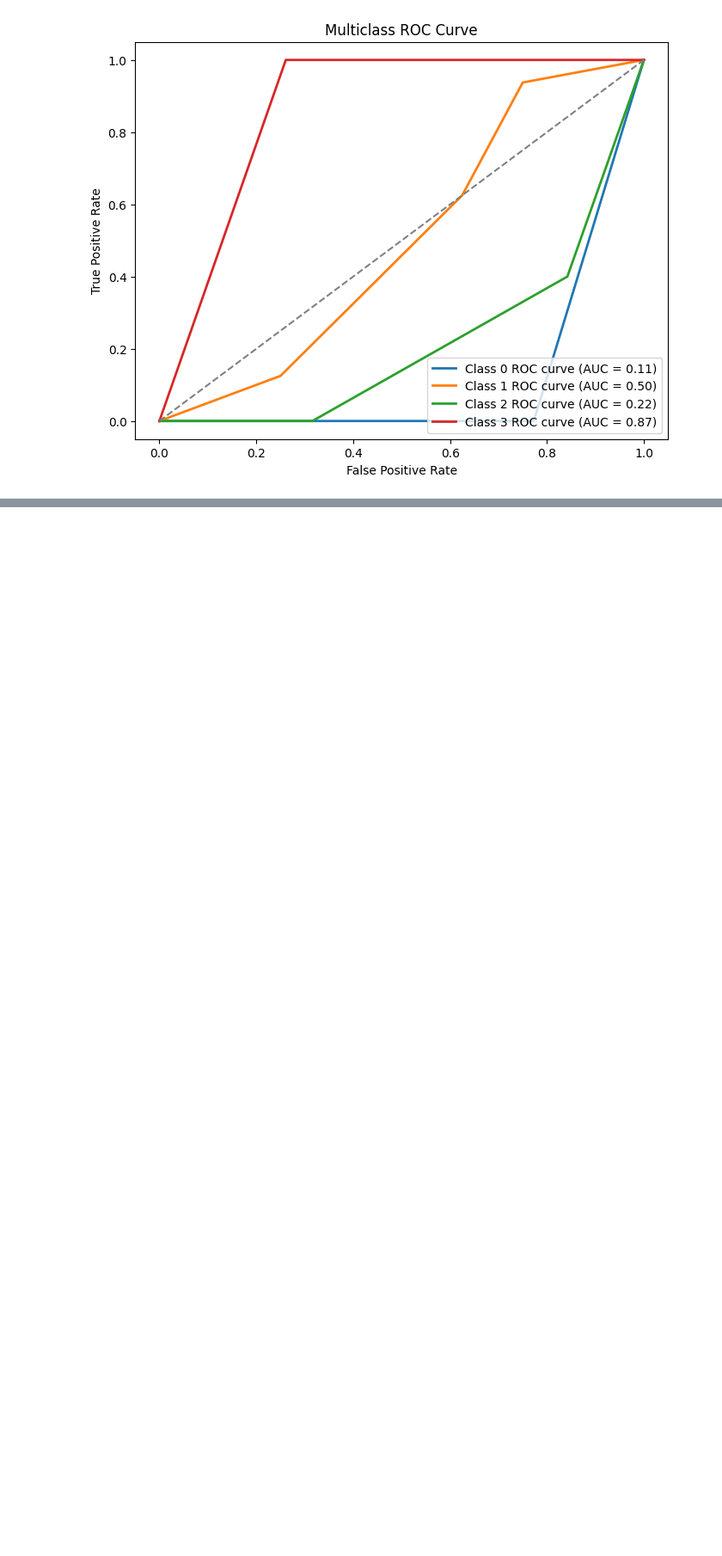
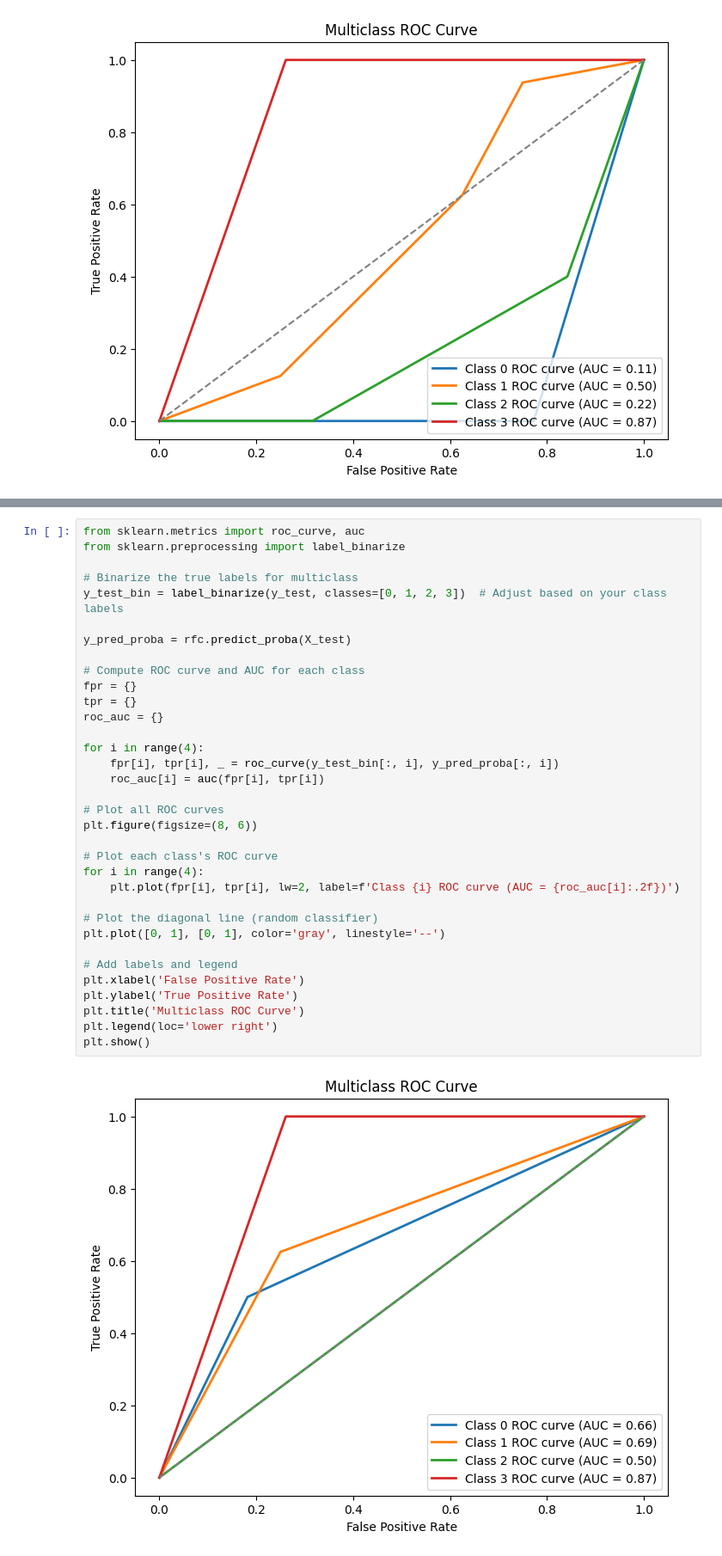
Before and after one commit to Mokowz/Knowledge-Based-Projects, a Jupyter notebook: traffic_pred/2-predict-accidents.ipynb, the cells around one changed output, grey strips where cells are left out. Shown: that part at 86% size. Saved outputs shown, nothing was run; the diff lists cells and outputs as text; blank space fills up the shorter version.

```diff
--- a/traffic_pred/2-predict-accidents.ipynb
+++ b/traffic_pred/2-predict-accidents.ipynb
@@ -509,0 +558,36 @@ plt.show()
+# %%
+from sklearn.metrics import roc_curve, auc
+from sklearn.preprocessing import label_binarize
+
+# Binarize the true labels for multiclass
+y_test_bin = label_binarize(y_test, classes=[0, 1, 2, 3])  # Adjust based on your class labels
+
+y_pred_proba = rfc.predict_proba(X_test)
+
+# Compute ROC curve and AUC for each class
+fpr = {}
+tpr = {}
+roc_auc = {}
+
+for i in range(4):
+    fpr[i], tpr[i], _ = roc_curve(y_test_bin[:, i], y_pred_proba[:, i])
+    roc_auc[i] = auc(fpr[i], tpr[i])
+
+# Plot all ROC curves
+plt.figure(figsize=(8, 6))
+
+# Plot each class's ROC curve
+for i in range(4):
+    plt.plot(fpr[i], tpr[i], lw=2, label=f'Class {i} ROC curve (AUC = {roc_auc[i]:.2f})')
+
+# Plot the diagonal line (random classifier)
+plt.plot([0, 1], [0, 1], color='gray', linestyle='--')
+
+# Add labels and legend
+plt.xlabel('False Positive Rate')
+plt.ylabel('True Positive Rate')
+plt.title('Multiclass ROC Curve')
+plt.legend(loc='lower right')
+plt.show()
+# %% [output]
+[figure, added]
```
Also changed, not shown: parts of 7 cells of this notebook.
